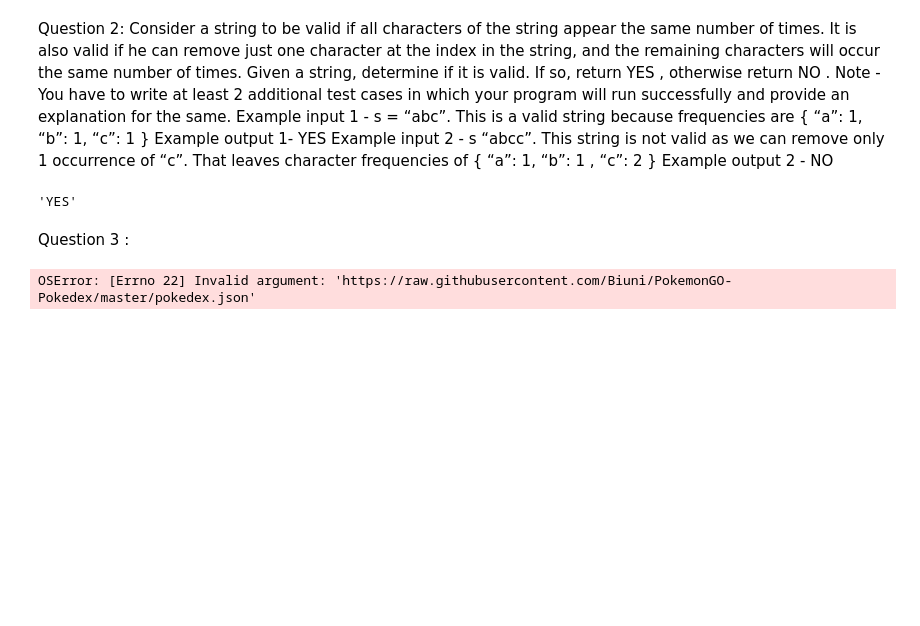
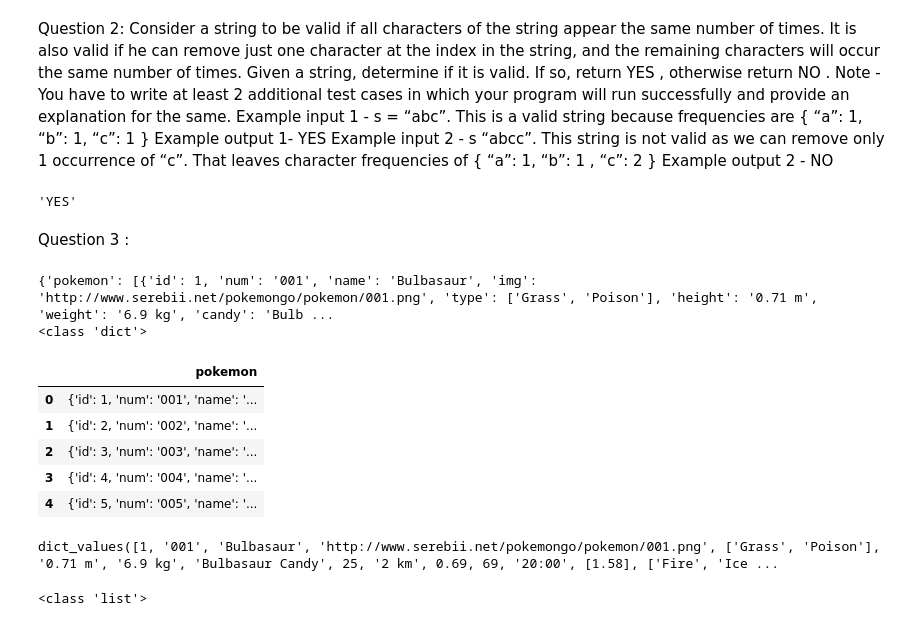
Before and after one commit to palekarprint/data_science_assignment, a Jupyter notebook: data_science_assignment.ipynb, the cells around one changed output. Drawn from its saved outputs; the diff is of its cells as text; code cells hidden in the pictures; blank space fills up the shorter version.

```diff
--- a/data_science_assignment.ipynb
+++ b/data_science_assignment.ipynb
@@ -66,26 +66,53 @@ validate_string(string)
 'YES'
 # %% [markdown]
 Question 3 :
-# %%
-# Python program to read
-# json file
-
-
-import json
-
-# Opening JSON file
-f = open('https://raw.githubusercontent.com/Biuni/PokemonGO-Pokedex/master/pokedex.json')
-
-# returns JSON object as
-# a dictionary
-data = json.load(f)
-
-# Iterating through the json
-# list
-for i in data['emp_details']:
-    print(i)
-
-# Closing file
-f.close()
-# %% [output]
-OSError: [Errno 22] Invalid argument: 'https://raw.githubusercontent.com/Biuni/PokemonGO-Pokedex/master/pokedex.json'
+# %%
+import pandas as pd
+
+# import urllib library
+from urllib.request import urlopen
+
+# import json
+import json
+# store the URL in url as
+# parameter for urlopen
+url = " https://raw.githubusercontent.com/Biuni/PokemonGO-Pokedex/master/pokedex.json"
+
+# store the response of URL
+response = urlopen(url)
+
+# storing the JSON response
+# from url in data
+data_json = json.loads(response.read())
+
+# print the json response
+print(data_json)
+
+print(type(data_json))
+
+# Convert json data to DataFrame
+df = pd.DataFrame(data_json)
+
+df.head()
+# %% [output]
+{'pokemon': [{'id': 1, 'num': '001', 'name': 'Bulbasaur', 'img': 'http://www.serebii.net/pokemongo/pokemon/001.png', 'type': ['Grass', 'Poison'], 'height': '0.71 m', 'weight': '6.9 kg', 'candy': 'Bulb ...
+<class 'dict'>
+|  | pokemon |
+| 0 | {'id': 1, 'num': '001', 'name': '... |
+| 1 | {'id': 2, 'num': '002', 'name': '... |
+| 2 | {'id': 3, 'num': '003', 'name': '... |
+| 3 | {'id': 4, 'num': '004', 'name': '... |
+| 4 | {'id': 5, 'num': '005', 'name': '... |
+# %%
+df['pokemon'][0].values()
+# %% [output]
+dict_values([1, '001', 'Bulbasaur', 'http://www.serebii.net/pokemongo/pokemon/001.png', ['Grass', 'Poison'], '0.71 m', '6.9 kg', 'Bulbasaur Candy', 25, '2 km', 0.69, 69, '20:00', [1.58], ['Fire', 'Ice ...
+# %%
+df_data = pd.DataFrame(columns=df['pokemon'][0].keys())
+column_list = df_data.columns
+values = list(df['pokemon'][0].values())
+print(type(values))
+for i in range(len(df)):
+    pass
+# %% [output]
+<class 'list'>
```
Also changed, not shown: parts of 2 cells of this notebook.
